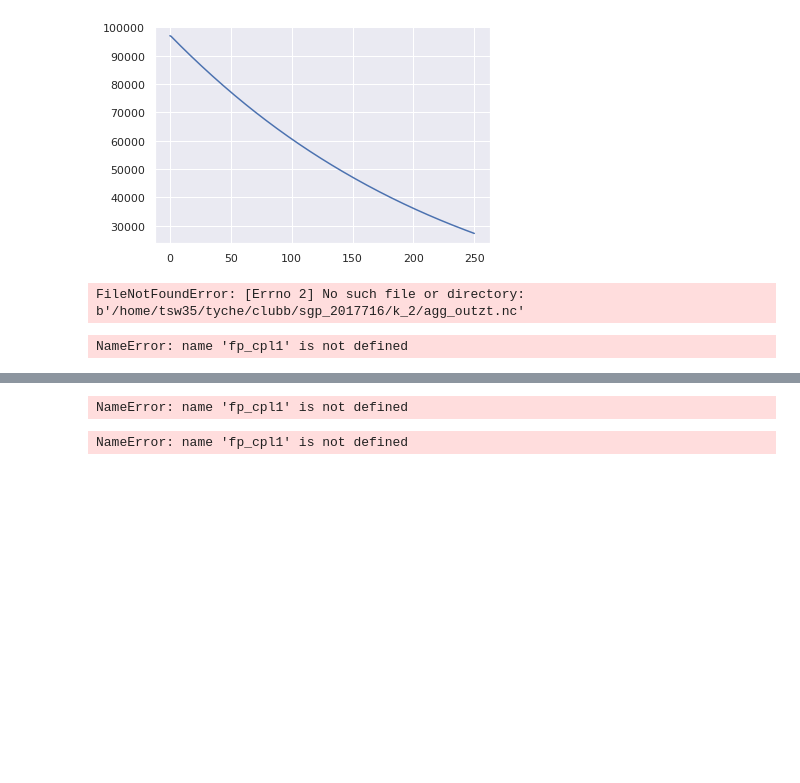
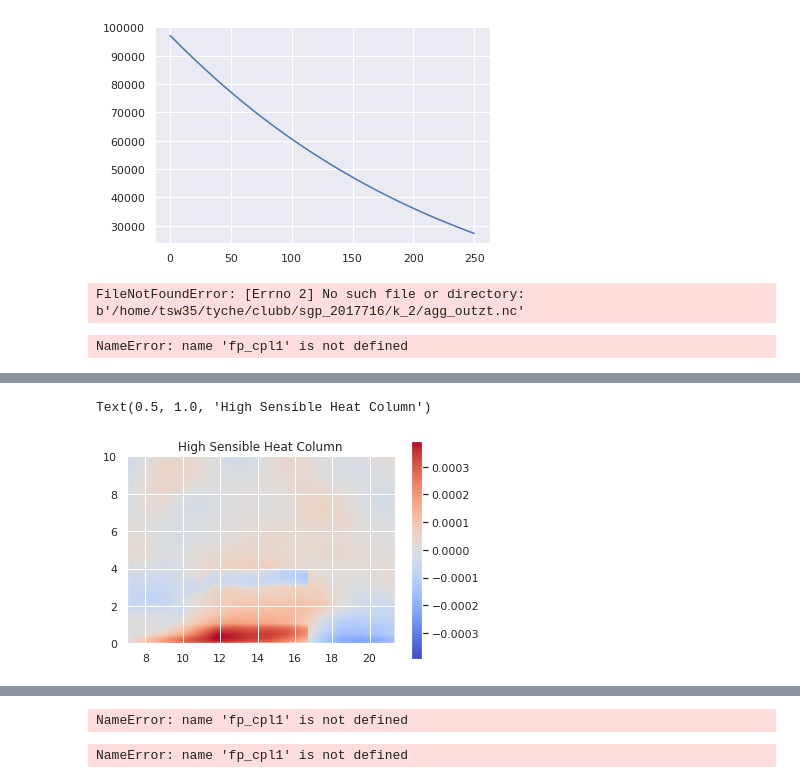
Before and after one commit to tswater/clubb_scripts, a Jupyter notebook: Untitled.ipynb, the cells around one changed output, grey strips where cells are left out. Saved outputs shown, nothing was run; the diff lists cells and outputs as text; code cells hidden in the pictures; blank space fills up the shorter version.

```diff
--- a/Untitled.ipynb
+++ b/Untitled.ipynb
@@ -718 +769,10 @@ plt.plot(pbl)
+# %%
+data = frcs_1['T_f[K\s]']#-frcs_2['T_f[K\s]']
+vmax = np.max(np.abs(data))
+plt.imshow(np.transpose(data),cmap='coolwarm',vmin=-vmax,vmax=vmax,extent=[7,860/60+7,0,10],origin='lower')
+plt.colorbar()
+plt.title('High Sensible Heat Column')
+# %% [output]
+Text(0.5, 1.0, 'High Sensible Heat Column')
+[figure, added]
 # %%
```
Also changed, not shown: parts of 13 cells of this notebook, 4 other files.
